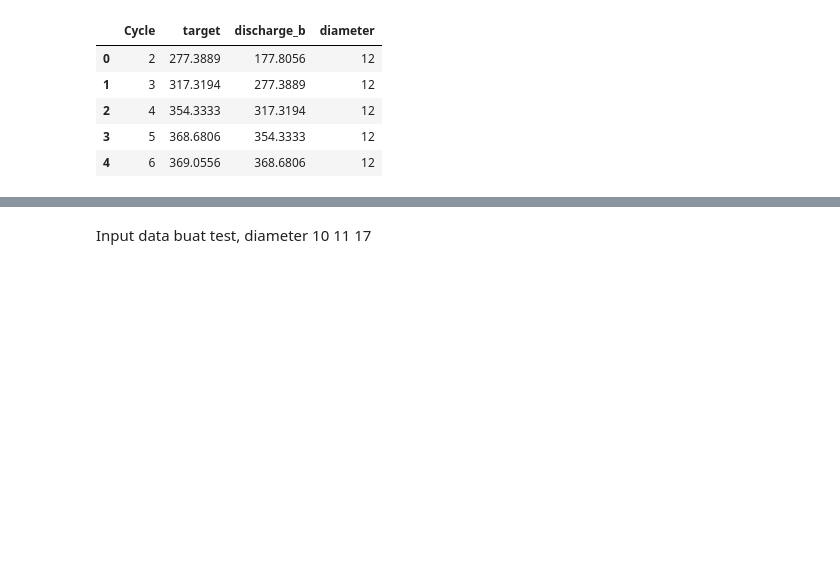
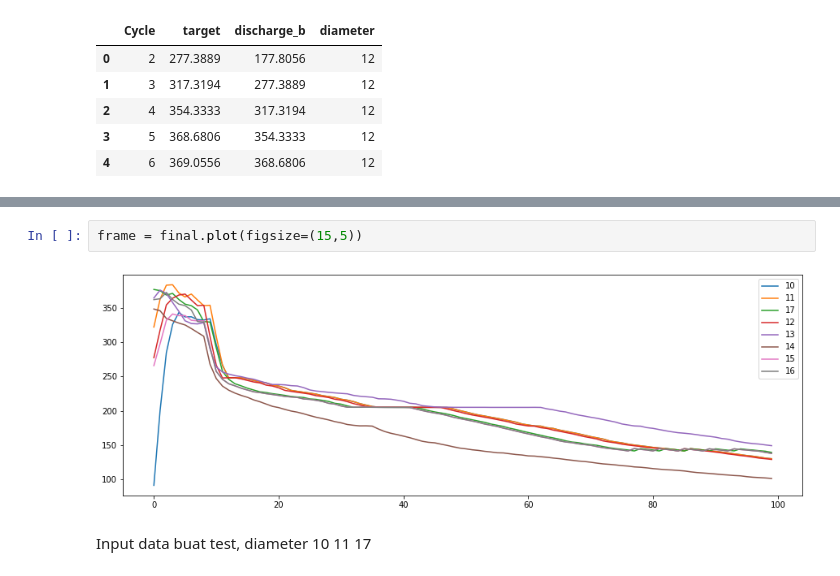
Before and after one commit to galacticor/learndatascience, a Jupyter notebook: mlforbattery/MLforbattery1.ipynb, the cells around one changed output, grey strips where cells are left out. Drawn from its saved outputs; the diff is of its cells as text; blank space fills up the shorter version.

```diff
--- a/mlforbattery/MLforbattery1.ipynb
+++ b/mlforbattery/MLforbattery1.ipynb
@@ -273,3 +249,7 @@ for i in range(len(xxx)):
+# %%
+frame = final.plot(figsize=(15,5))
+# %% [output]
+[figure, added]
 # %% [markdown]
 Input data buat test, diameter 10 11 17
 # %%
```
Also changed, not shown: parts of 21 cells of this notebook.
